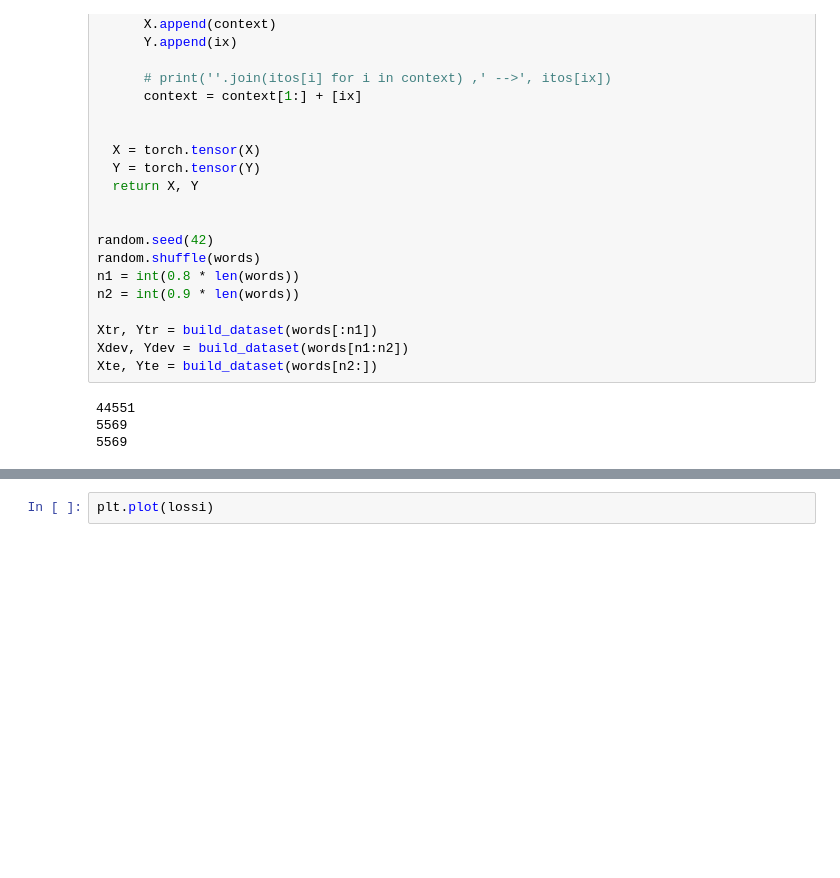
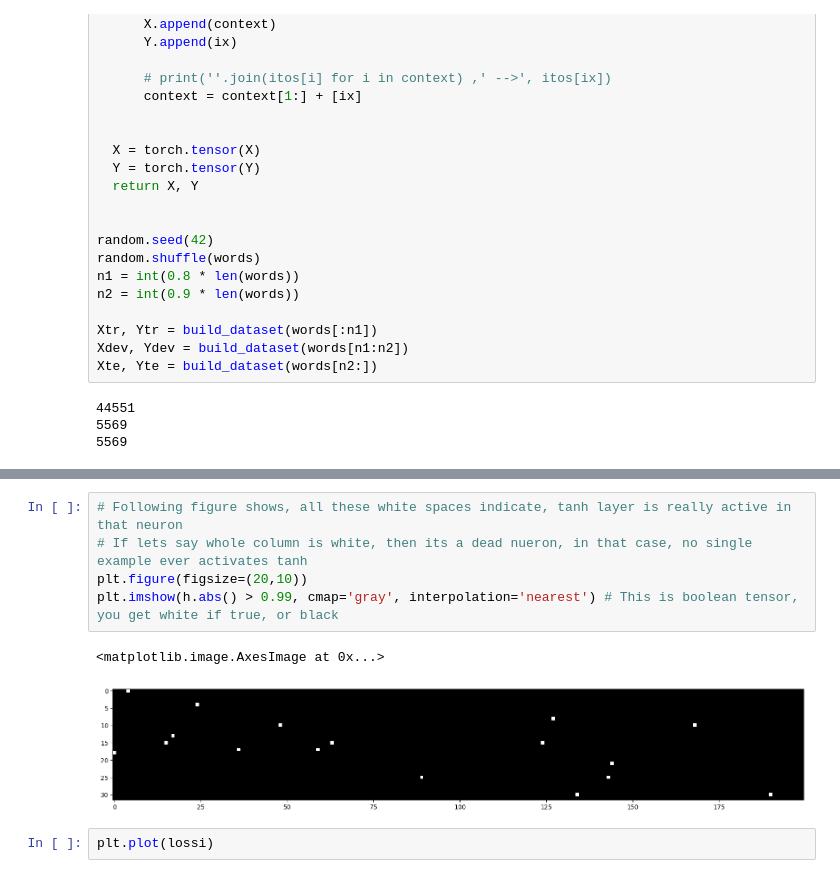
Before and after one commit to abhishek-marathe04/makemore, a Jupyter notebook: makemore_part3.ipynb, the cells around one changed output, grey strips where cells are left out. Saved outputs shown, nothing was run; the diff lists cells and outputs as text; blank space fills up the shorter version.

```diff
--- a/makemore_part3.ipynb
+++ b/makemore_part3.ipynb
@@ -160,3 +224,11 @@ for i in range(max_steps):
+# %%
+# Following figure shows, all these white spaces indicate, tanh layer is really active in that neuron
+# If lets say whole column is white, then its a dead nueron, in that case, no single example ever activates tanh
+plt.figure(figsize=(20,10))
+plt.imshow(h.abs() > 0.99, cmap='gray', interpolation='nearest') # This is boolean tensor, you get white if true, or black
+# %% [output]
+<matplotlib.image.AxesImage at 0x...>
+[figure, added]
 # %%
 plt.plot(lossi)
 # %% [output]
```
Also changed, not shown: parts of 9 cells of this notebook.
